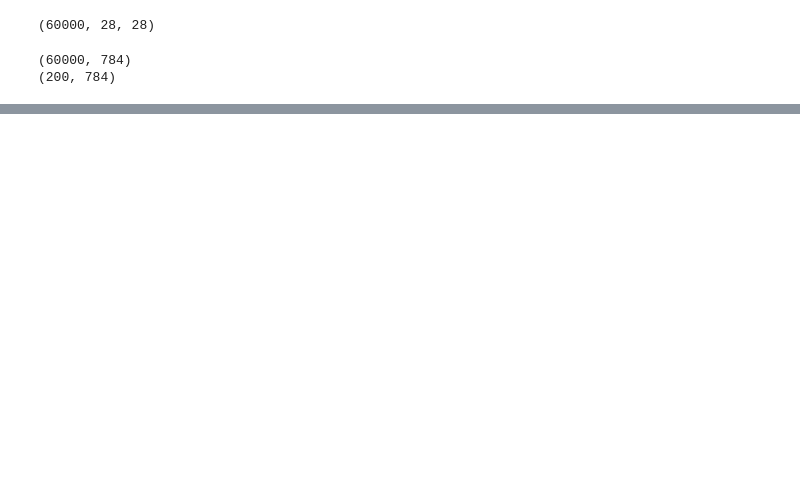
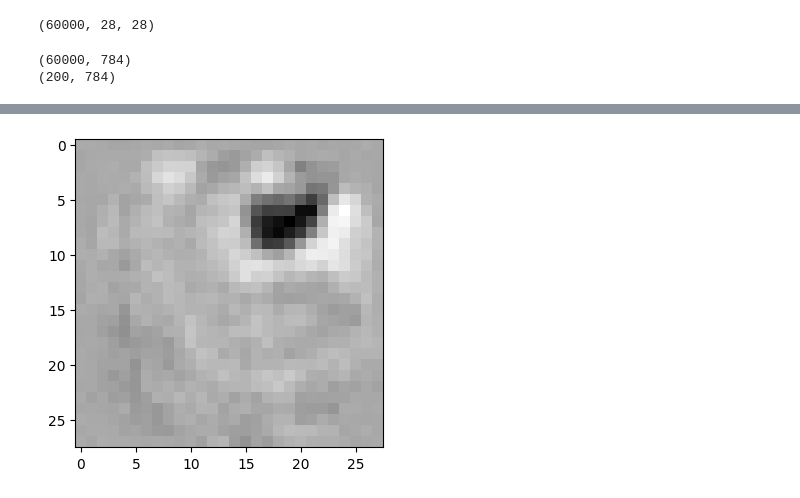
Before and after one commit to Xzanam/restricted-boltzmann-machine, a Jupyter notebook: boltzmann.ipynb, the cells around one changed output, grey strips where cells are left out. Cells and saved outputs as stored; diff of their text form; code cells hidden in the pictures; blank space fills up the shorter version.

```diff
--- a/boltzmann.ipynb
+++ b/boltzmann.ipynb
@@ -211,0 +322,9 @@ print(train_ds[0][1].shape)
+# %%
+from PIL import Image
+image = Image.fromarray(tile_raster_images(X =W.numpy().T[10:11], img_shape=(28, 28),tile_shape=(1, 1), tile_spacing=(1, 1)))
+### Plot image
+plt.rcParams['figure.figsize'] = (4.0, 4.0)
+imgplot = plt.imshow(image)
+imgplot.set_cmap('gray')
+# %% [output]
+[figure, added]
```
Also changed, not shown: parts of 24 cells of this notebook.
